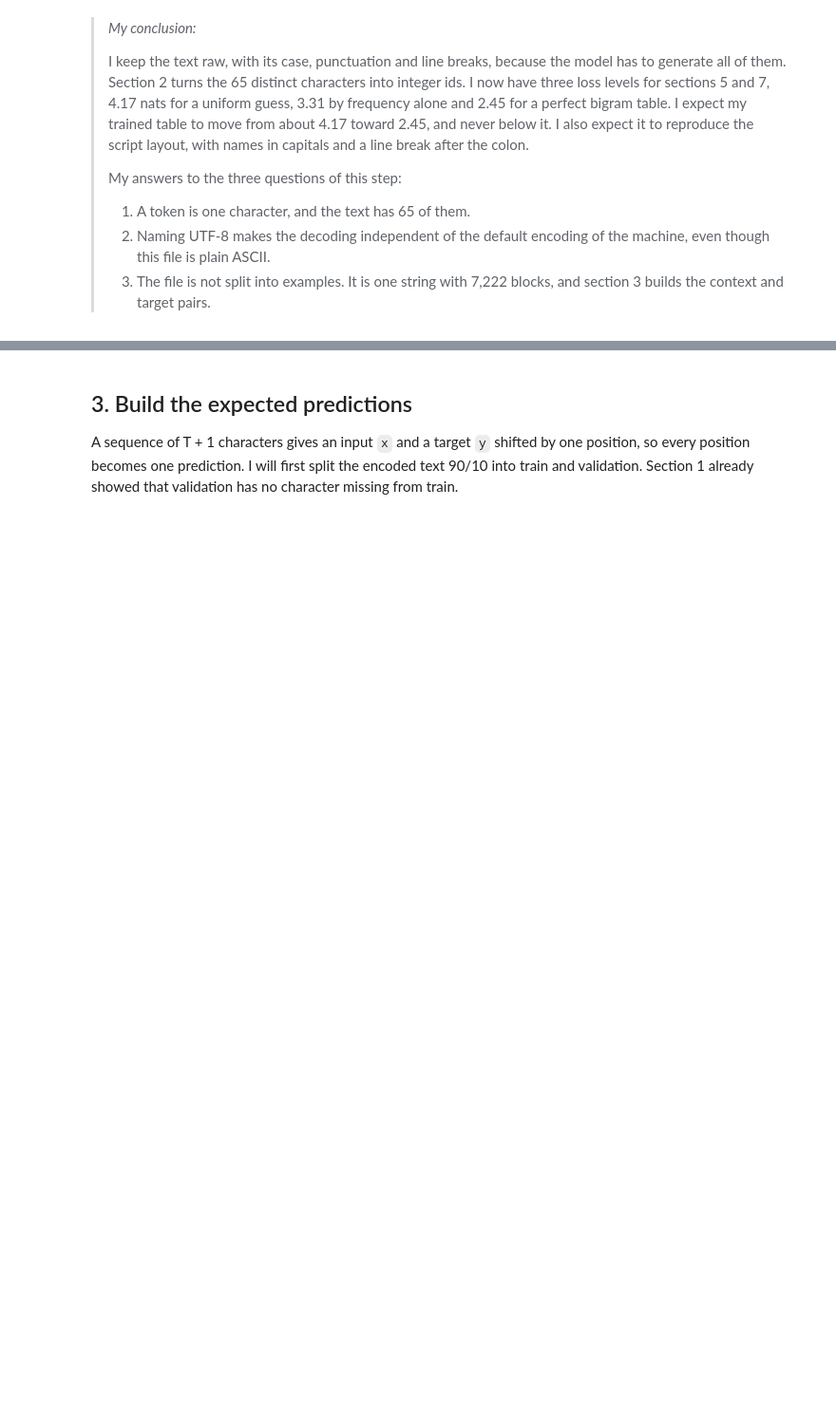
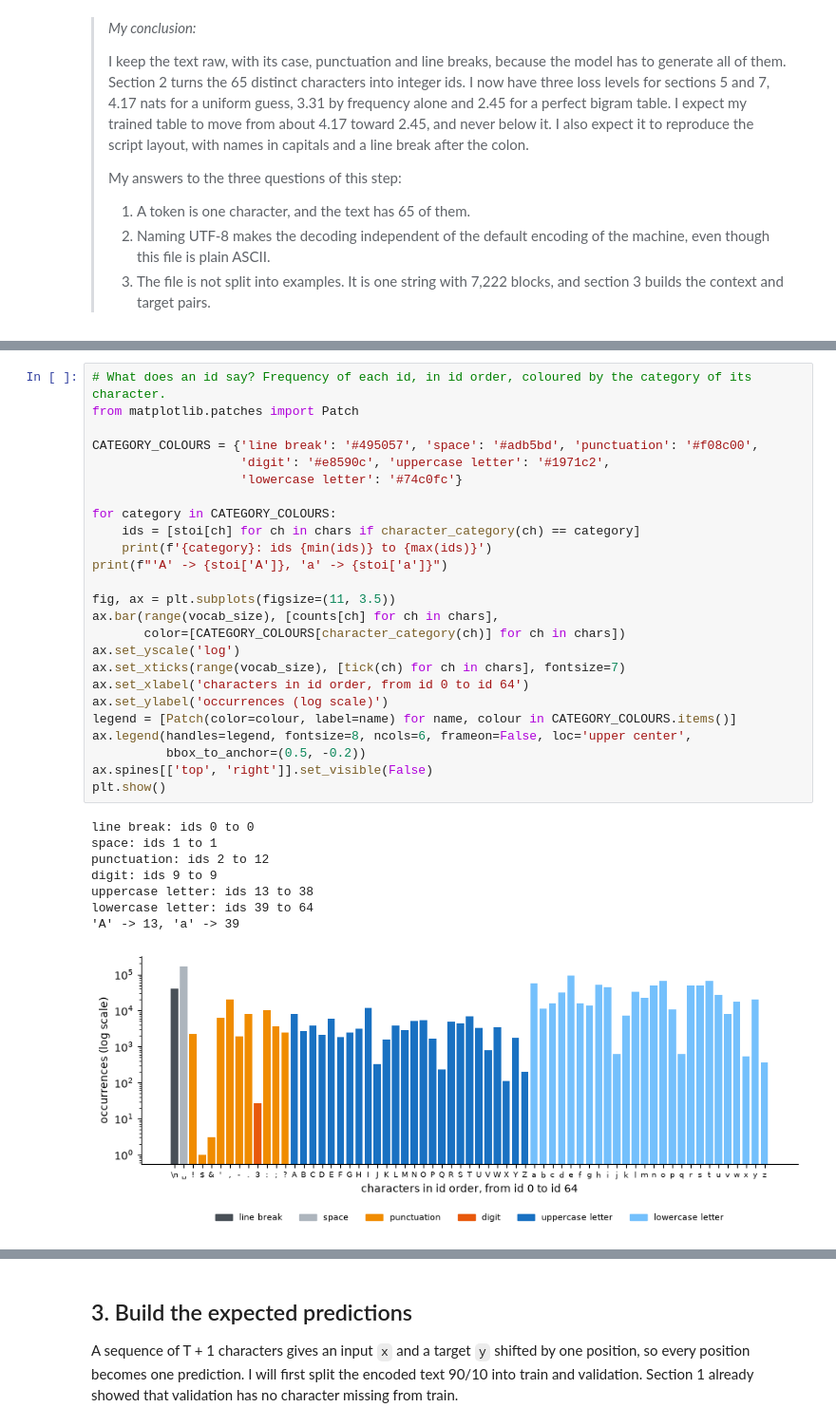
Before and after one commit to mcrayssac/ING3_IAA_GB_NLP, a Jupyter notebook: TP1_transformers.ipynb, the cells around one changed output, grey strips where cells are left out. Shown at 95% size. Cells and saved outputs as stored; diff of their text form; blank space fills up the shorter version.

```diff
--- a/TP1_transformers.ipynb
+++ b/TP1_transformers.ipynb
@@ -432,0 +513,34 @@ PyTorch works on numbers, so I give each of the 65 characters an integer id. I w
+# %%
+# What does an id say? Frequency of each id, in id order, coloured by the category of its character.
+from matplotlib.patches import Patch
+
+CATEGORY_COLOURS = {'line break': '#495057', 'space': '#adb5bd', 'punctuation': '#f08c00',
+                    'digit': '#e8590c', 'uppercase letter': '#1971c2',
+                    'lowercase letter': '#74c0fc'}
+
+for category in CATEGORY_COLOURS:
+    ids = [stoi[ch] for ch in chars if character_category(ch) == category]
+    print(f'{category}: ids {min(ids)} to {max(ids)}')
+print(f"'A' -> {stoi['A']}, 'a' -> {stoi['a']}")
+
+fig, ax = plt.subplots(figsize=(11, 3.5))
+ax.bar(range(vocab_size), [counts[ch] for ch in chars],
+       color=[CATEGORY_COLOURS[character_category(ch)] for ch in chars])
+ax.set_yscale('log')
+ax.set_xticks(range(vocab_size), [tick(ch) for ch in chars], fontsize=7)
+ax.set_xlabel('characters in id order, from id 0 to id 64')
+ax.set_ylabel('occurrences (log scale)')
+legend = [Patch(color=colour, label=name) for name, colour in CATEGORY_COLOURS.items()]
+ax.legend(handles=legend, fontsize=8, ncols=6, frameon=False, loc='upper center',
+          bbox_to_anchor=(0.5, -0.2))
+ax.spines[['top', 'right']].set_visible(False)
+plt.show()
+# %% [output]
+line break: ids 0 to 0
+space: ids 1 to 1
+punctuation: ids 2 to 12
+digit: ids 9 to 9
+uppercase letter: ids 13 to 38
+lowercase letter: ids 39 to 64
+'A' -> 13, 'a' -> 39
+[figure, added]
```
Also changed, not shown: parts of 15 cells of this notebook, 4 other files.
